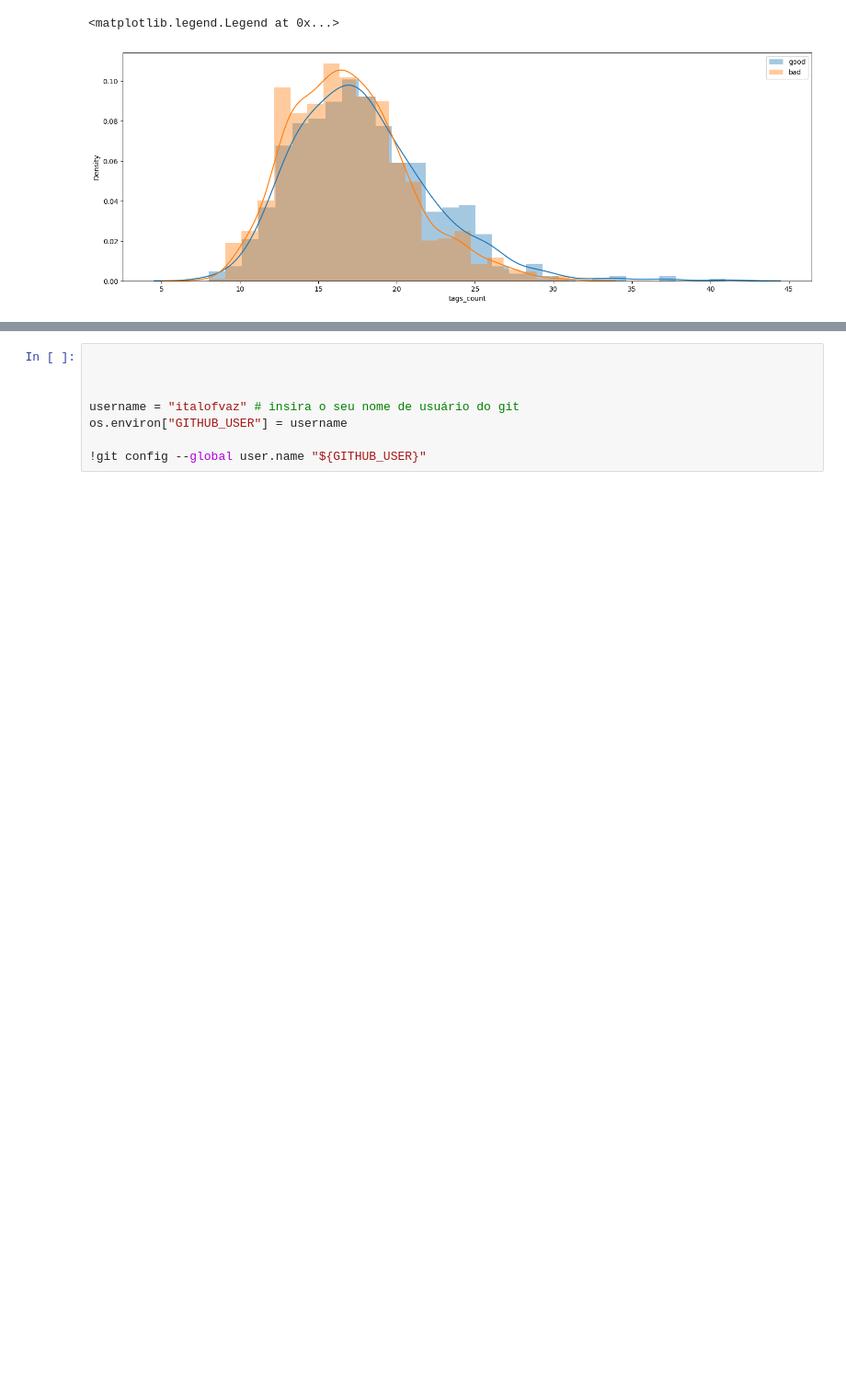
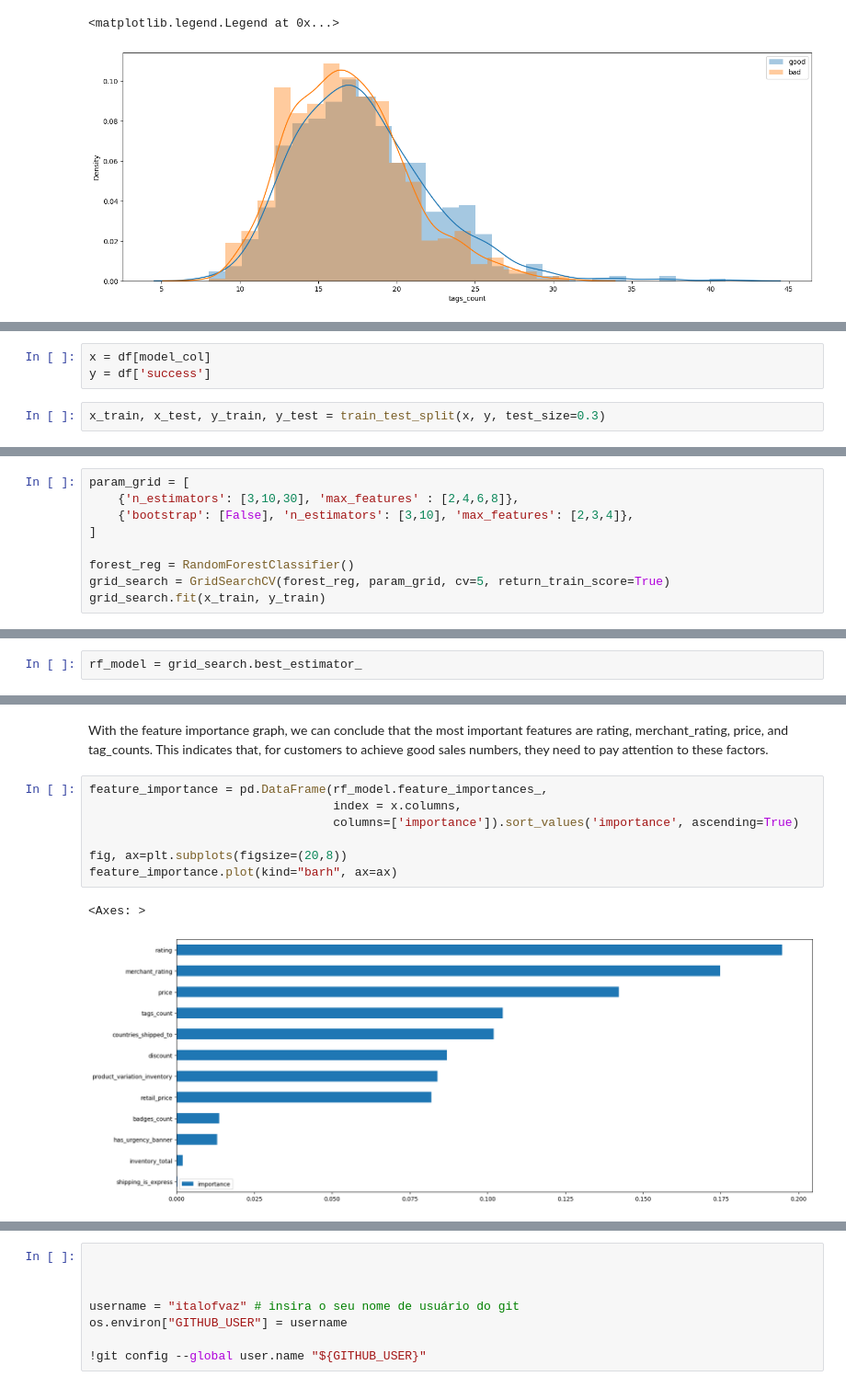
Before and after one commit to italofvaz/EDA_Wish_Sales, a Jupyter notebook: EDA_Wish_Summer_Sales.ipynb, the cells around one changed output, grey strips where cells are left out. Shown at 92% size. Drawn from its saved outputs; the diff is of its cells as text; blank space fills up the shorter version.

```diff
--- a/EDA_Wish_Summer_Sales.ipynb
+++ b/EDA_Wish_Summer_Sales.ipynb
@@ -374,0 +401,5 @@ https://gist.github.com/mwaskom/de44147ed2974457ad6372750bbe5751
+# %%
+x = df[model_col]
+y = df['success']
+# %%
+x_train, x_test, y_train, y_test = train_test_split(x, y, test_size=0.3)
@@ -374,0 +441,9 @@ https://gist.github.com/mwaskom/de44147ed2974457ad6372750bbe5751
+# %%
+param_grid = [
+    {'n_estimators': [3,10,30], 'max_features' : [2,4,6,8]},
+    {'bootstrap': [False], 'n_estimators': [3,10], 'max_features': [2,3,4]},
+]
+
+forest_reg = RandomForestClassifier()
+grid_search = GridSearchCV(forest_reg, param_grid, cv=5, return_train_score=True)
+grid_search.fit(x_train, y_train)
@@ -374,0 +459,2 @@ https://gist.github.com/mwaskom/de44147ed2974457ad6372750bbe5751
+# %%
+rf_model = grid_search.best_estimator_
@@ -374,0 +509,12 @@ https://gist.github.com/mwaskom/de44147ed2974457ad6372750bbe5751
+# %% [markdown]
+With the feature importance graph, we can conclude that the most important features are rating, merchant_rating, price, and tag_counts. This indicates that, for customers to achieve good sales numbers, they need to pay attention to these factors.
+# %%
+feature_importance = pd.DataFrame(rf_model.feature_importances_,
+                                  index = x.columns,
+                                  columns=['importance']).sort_values('importance', ascending=True)
+
+fig, ax=plt.subplots(figsize=(20,8))
+feature_importance.plot(kind="barh", ax=ax)
+# %% [output]
+<Axes: >
+[figure, added]
```
Also changed, not shown: parts of 24 cells of this notebook.
